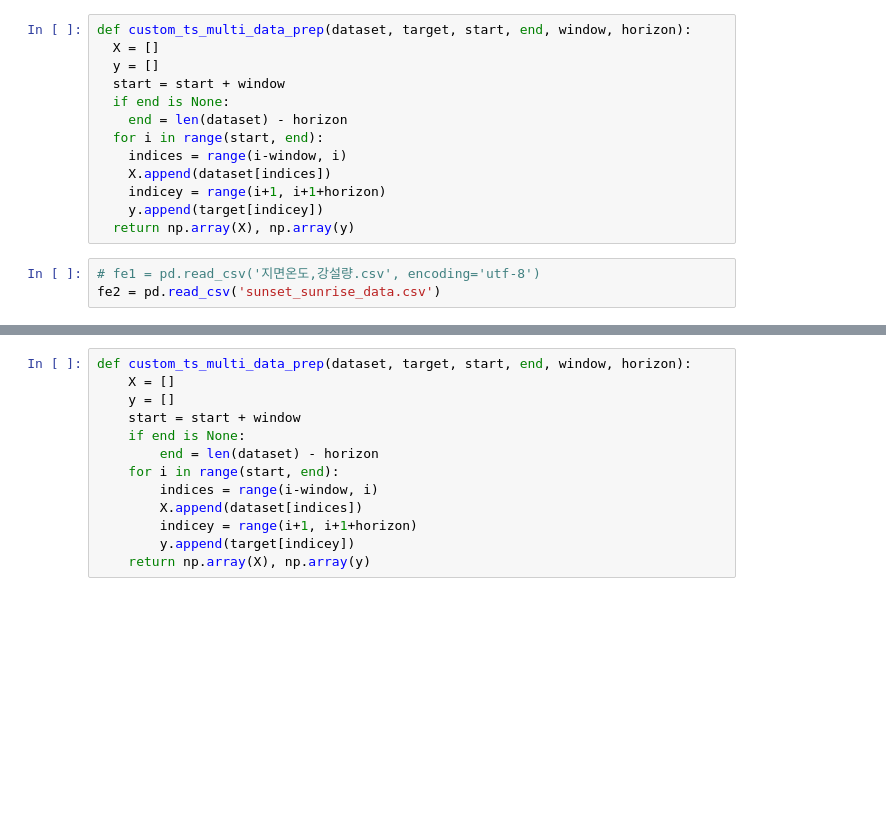
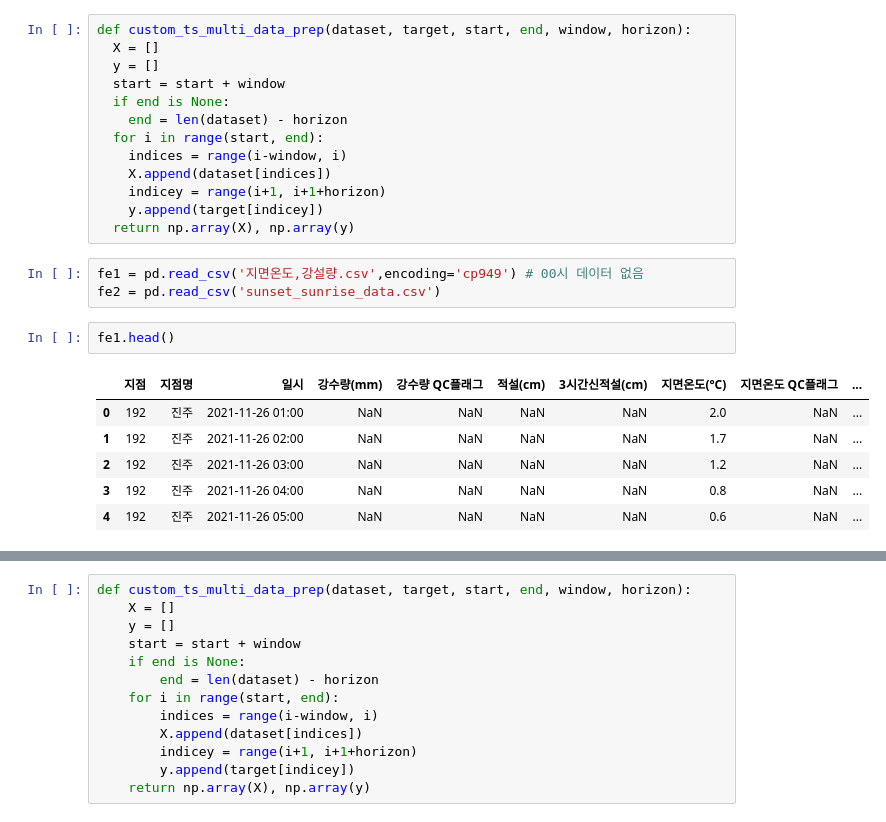
Before and after one commit to yxbxn/smart_farm, a Jupyter notebook: bidirectional_lstm_demo.ipynb, the cells around one changed output, grey strips where cells are left out. Cells and saved outputs as stored; diff of their text form; blank space fills up the shorter version.

```diff
--- a/bidirectional_lstm_demo.ipynb
+++ b/bidirectional_lstm_demo.ipynb
@@ -28,6 +28,15 @@ def custom_ts_multi_data_prep(dataset, target, start, end, window, horizon):
     y.append(target[indicey])
   return np.array(X), np.array(y)
 # %%
-# fe1 = pd.read_csv('지면온도,강설량.csv', encoding='utf-8')
+fe1 = pd.read_csv('지면온도,강설량.csv',encoding='cp949') # 00시 데이터 없음
 fe2 = pd.read_csv('sunset_sunrise_data.csv')
+# %%
+fe1.head()
+# %% [output]
+|  | 지점 | 지점명 | 일시 | 강수량(mm) | 강수량 QC플래그 | 적설(cm) | 3시간신적설(cm) | 지면온도(°C) | 지면온도 QC플래그 | ... |
+| 0 | 192 | 진주 | 2021-11-26 01:00 | NaN | NaN | NaN | NaN | 2.0 | NaN | ... |
+| 1 | 192 | 진주 | 2021-11-26 02:00 | NaN | NaN | NaN | NaN | 1.7 | NaN | ... |
+| 2 | 192 | 진주 | 2021-11-26 03:00 | NaN | NaN | NaN | NaN | 1.2 | NaN | ... |
+| 3 | 192 | 진주 | 2021-11-26 04:00 | NaN | NaN | NaN | NaN | 0.8 | NaN | ... |
+| 4 | 192 | 진주 | 2021-11-26 05:00 | NaN | NaN | NaN | NaN | 0.6 | NaN | ... |
 # %%
```
Also changed, not shown: parts of 8 cells of this notebook, 1 other file.
